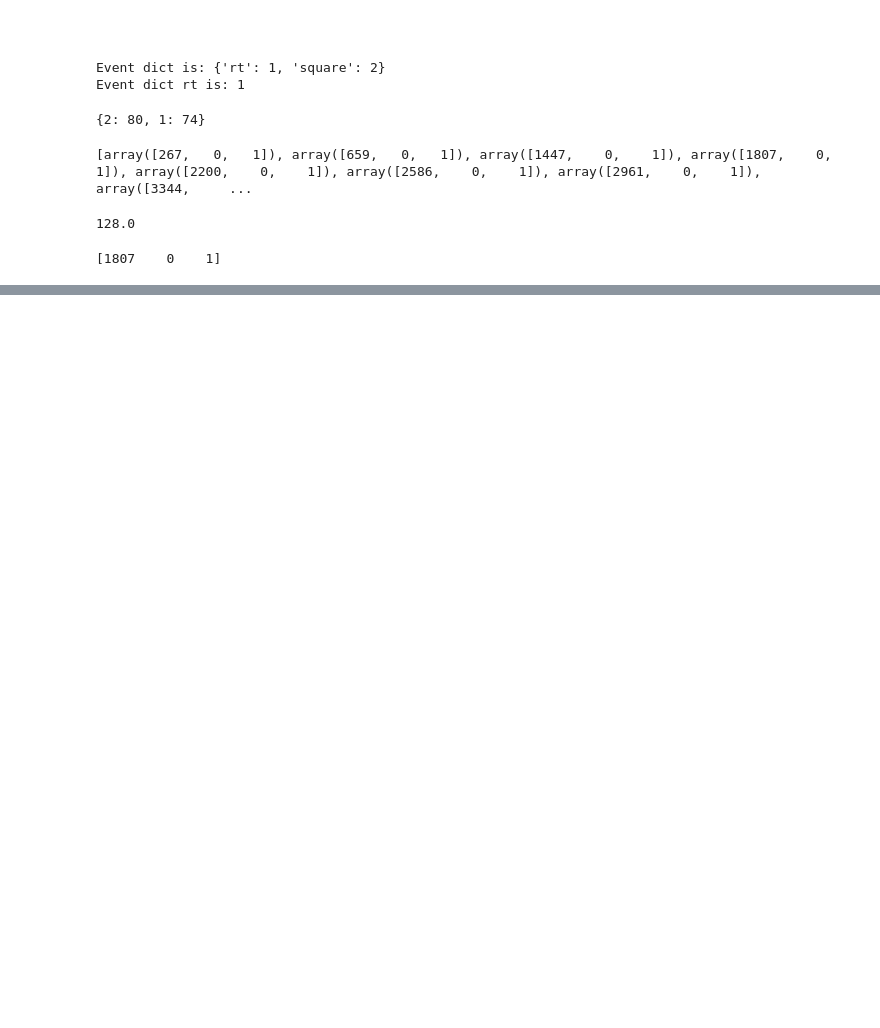
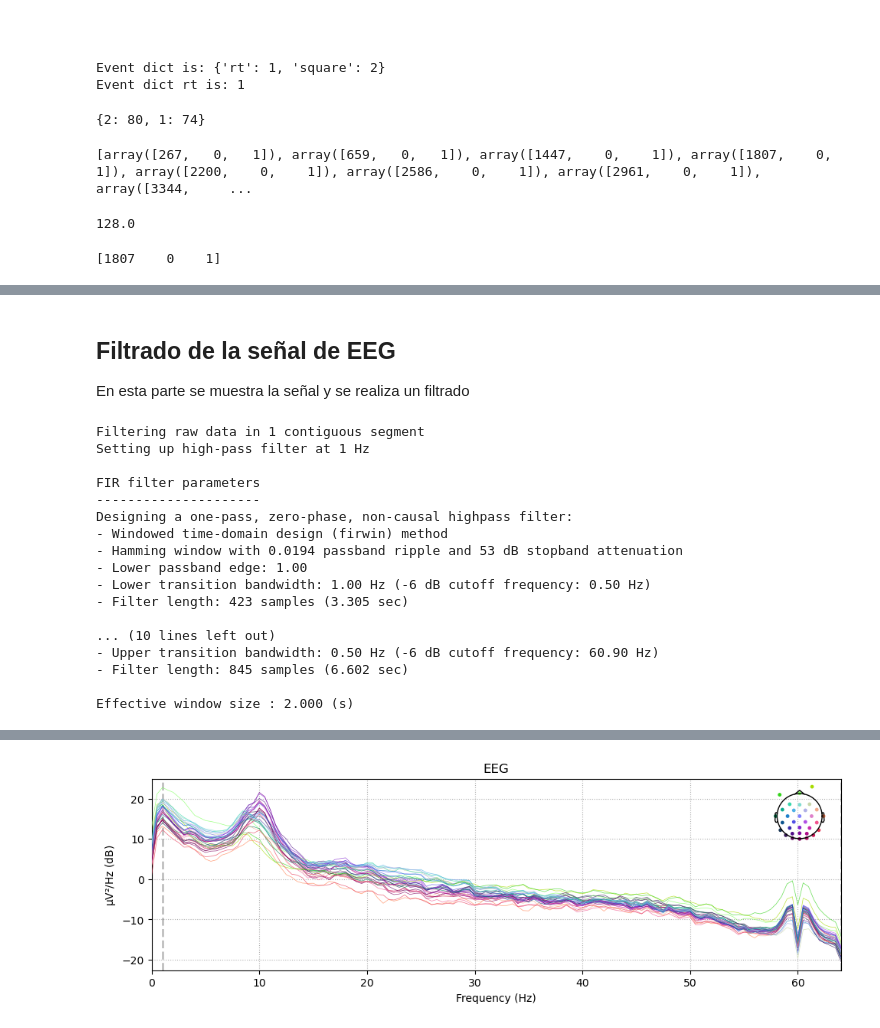
Before and after one commit to gitorivera/eeg-project, a Jupyter notebook: mne_eeglab_tutorial.ipynb, the cells around one changed output, grey strips where cells are left out. Saved outputs shown, nothing was run; the diff lists cells and outputs as text; code cells hidden in the pictures; blank space fills up the shorter version.

```diff
--- a/mne_eeglab_tutorial.ipynb
+++ b/mne_eeglab_tutorial.ipynb
@@ -114,0 +122,27 @@ print(array[3])
+# %% [markdown]
+## Filtrado de la señal de EEG
+En esta parte se muestra la señal y se realiza un filtrado
+# %%
+fmin, fmax = 1, None
+eeg_filtered =eeglab_raw.copy().filter(fmin, fmax)
+t=4.0
+eeg_filter_notch=eeg_filtered.copy().notch_filter([60] )
+eeg_filter_notch.compute_psd().plot()
+# %% [output]
+Filtering raw data in 1 contiguous segment
+Setting up high-pass filter at 1 Hz
+
+FIR filter parameters
+---------------------
+Designing a one-pass, zero-phase, non-causal highpass filter:
+- Windowed time-domain design (firwin) method
+- Hamming window with 0.0194 passband ripple and 53 dB stopband attenuation
+- Lower passband edge: 1.00
+- Lower transition bandwidth: 1.00 Hz (-6 dB cutoff frequency: 0.50 Hz)
+- Filter length: 423 samples (3.305 sec)
+
+... (10 lines left out)
+- Upper transition bandwidth: 0.50 Hz (-6 dB cutoff frequency: 60.90 Hz)
+- Filter length: 845 samples (6.602 sec)
+
+Effective window size : 2.000 (s)
@@ -114,0 +161 @@ print(array[3])
+[figure, added]
```
Also changed, not shown: parts of 6 cells of this notebook, 3 other files.
